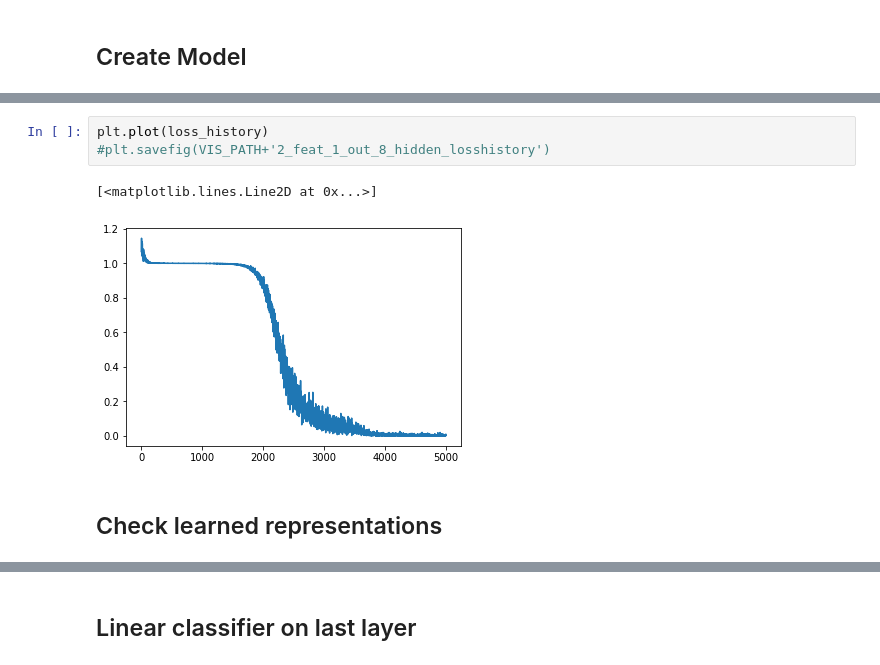
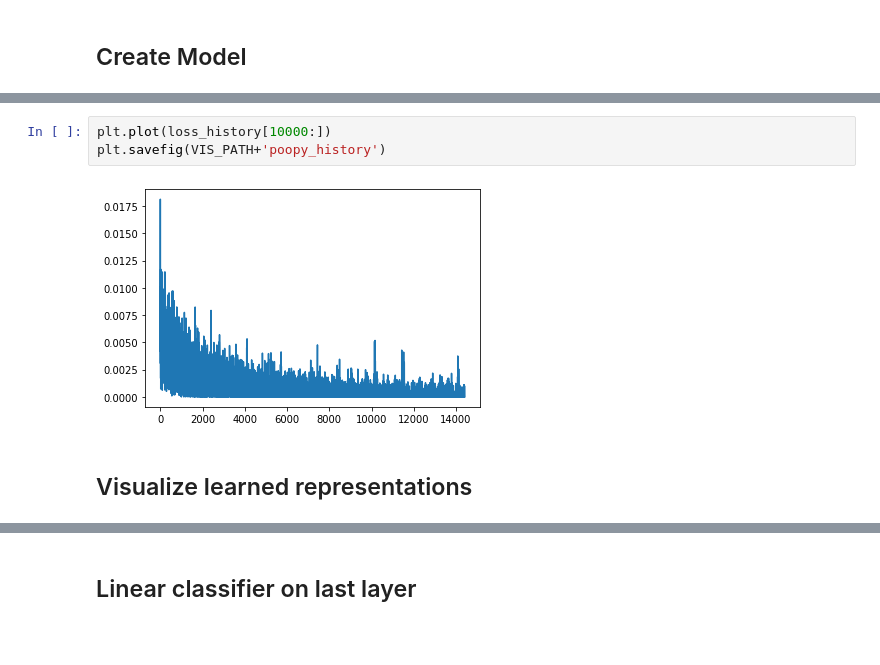
Before and after one commit to verrannt/invrep, a Jupyter notebook: src/notebooks/Investigation.ipynb, the cells around one changed output, grey strips where cells are left out. Cells and saved outputs as stored; diff of their text form; blank space fills up the shorter version.

```diff
--- a/src/notebooks/Investigation.ipynb
+++ b/src/notebooks/Investigation.ipynb
@@ -183,11 +144,10 @@ Epoch 1
 # %%
-plt.plot(loss_history)
-#plt.savefig(VIS_PATH+'2_feat_1_out_8_hidden_losshistory')
+plt.plot(loss_history[10000:])
+plt.savefig(VIS_PATH+'poopy_history')
 # %% [output]
-[<matplotlib.lines.Line2D at 0x...>]
-[figure, old version]
+[figure, new version]
 # %% [markdown]
-## Check learned representations
+## Visualize learned representations
 # %%
 def get_projection(dp):
     return list(emb(np.array([dp])).numpy()[0])
```
Also changed, not shown: parts of 15 cells of this notebook.
